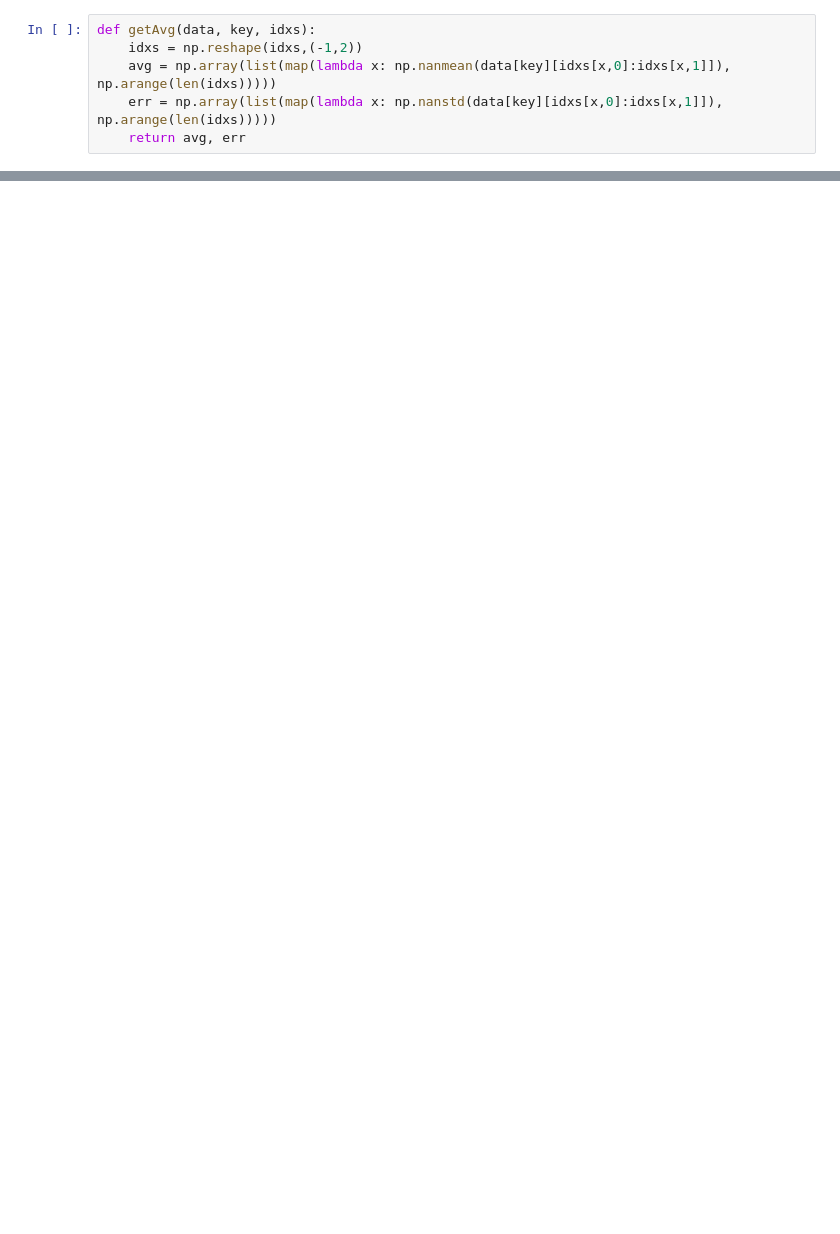
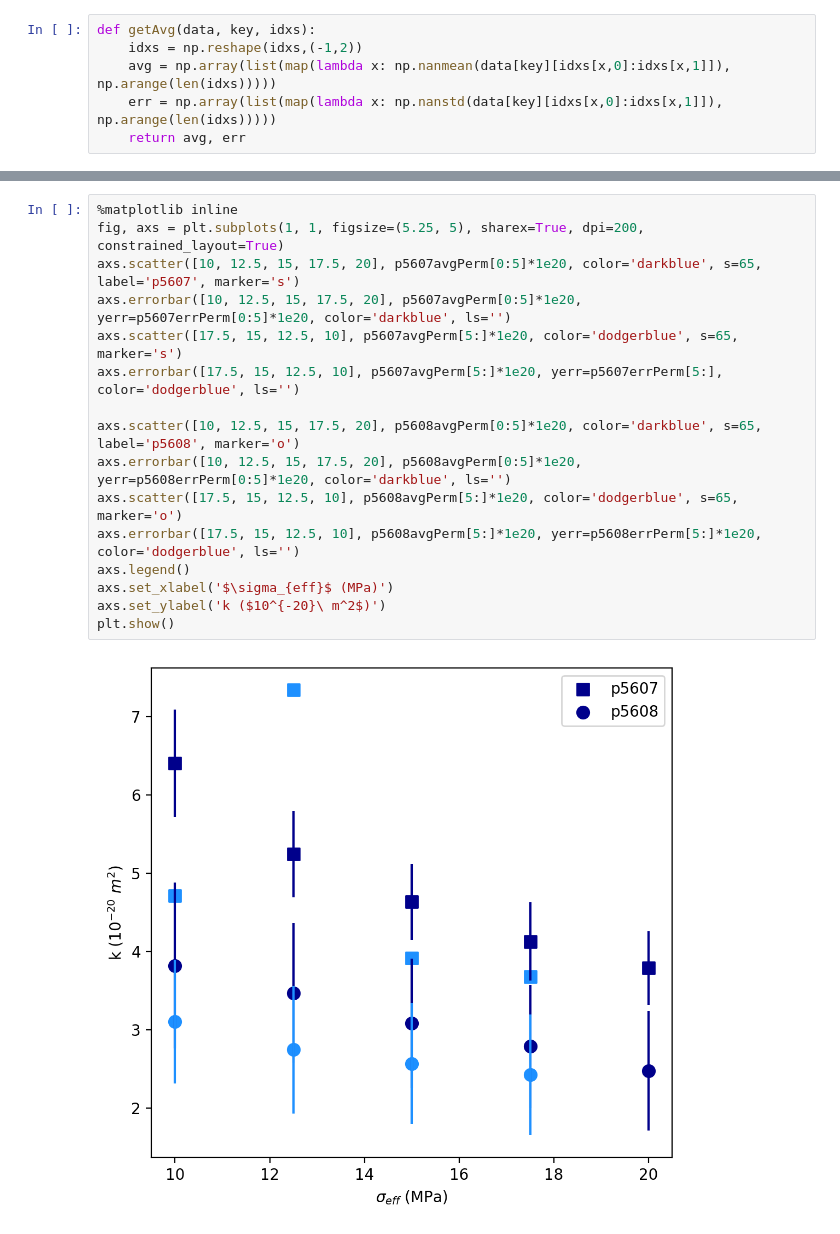
Before and after one commit to clay-wood/fracture-roughness, a Jupyter notebook: permComp.ipynb, the cells around one changed output, grey strips where cells are left out. Saved outputs shown, nothing was run; the diff lists cells and outputs as text; blank space fills up the shorter version.

```diff
--- a/permComp.ipynb
+++ b/permComp.ipynb
@@ -72,0 +86,18 @@ p5704avgDisp -= p5704avgDisp[0]
+# %%
+%matplotlib inline
+fig, axs = plt.subplots(1, 1, figsize=(5.25, 5), sharex=True, dpi=200, constrained_layout=True)
+axs.scatter([10, 12.5, 15, 17.5, 20], p5607avgPerm[0:5]*1e20, color='darkblue', s=65, label='p5607', marker='s')
+axs.errorbar([10, 12.5, 15, 17.5, 20], p5607avgPerm[0:5]*1e20, yerr=p5607errPerm[0:5]*1e20, color='darkblue', ls='')
+axs.scatter([17.5, 15, 12.5, 10], p5607avgPerm[5:]*1e20, color='dodgerblue', s=65, marker='s')
+axs.errorbar([17.5, 15, 12.5, 10], p5607avgPerm[5:]*1e20, yerr=p5607errPerm[5:], color='dodgerblue', ls='')
+
+axs.scatter([10, 12.5, 15, 17.5, 20], p5608avgPerm[0:5]*1e20, color='darkblue', s=65, label='p5608', marker='o')
+axs.errorbar([10, 12.5, 15, 17.5, 20], p5608avgPerm[0:5]*1e20, yerr=p5608errPerm[0:5]*1e20, color='darkblue', ls='')
+axs.scatter([17.5, 15, 12.5, 10], p5608avgPerm[5:]*1e20, color='dodgerblue', s=65, marker='o')
+axs.errorbar([17.5, 15, 12.5, 10], p5608avgPerm[5:]*1e20, yerr=p5608errPerm[5:]*1e20, color='dodgerblue', ls='')
+axs.legend()
+axs.set_xlabel('$\sigma_{eff}$ (MPa)')
+axs.set_ylabel('k ($10^{-20}\ m^2$)')
+plt.show()
+# %% [output]
+[figure, added]
```
Also changed, not shown: parts of 12 cells of this notebook, 7 other files.
